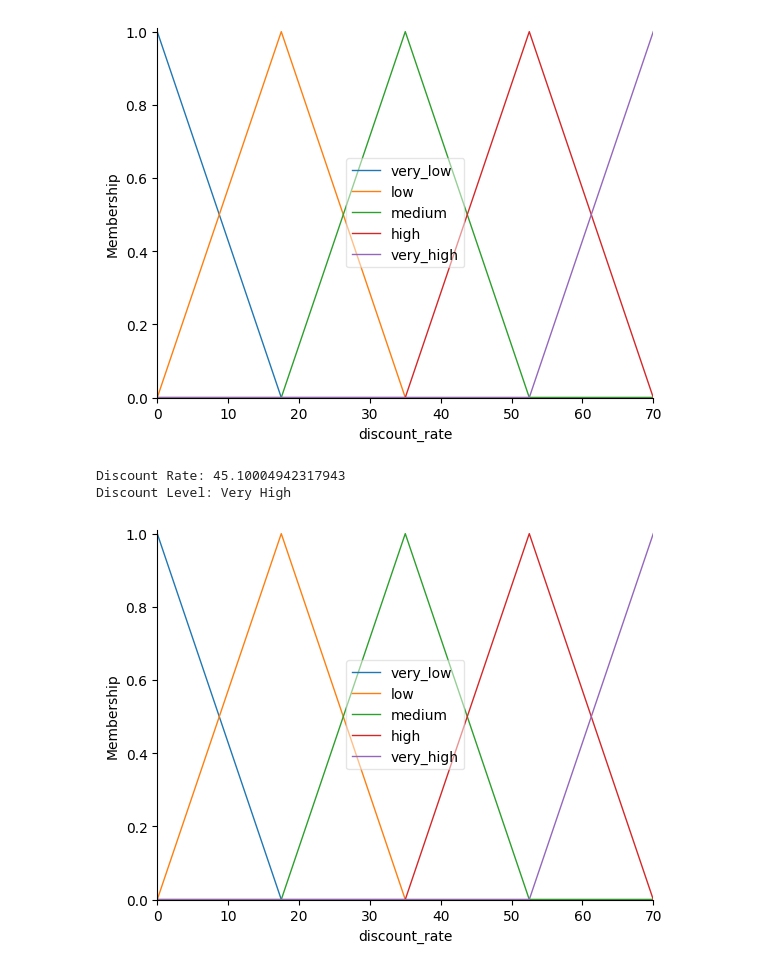
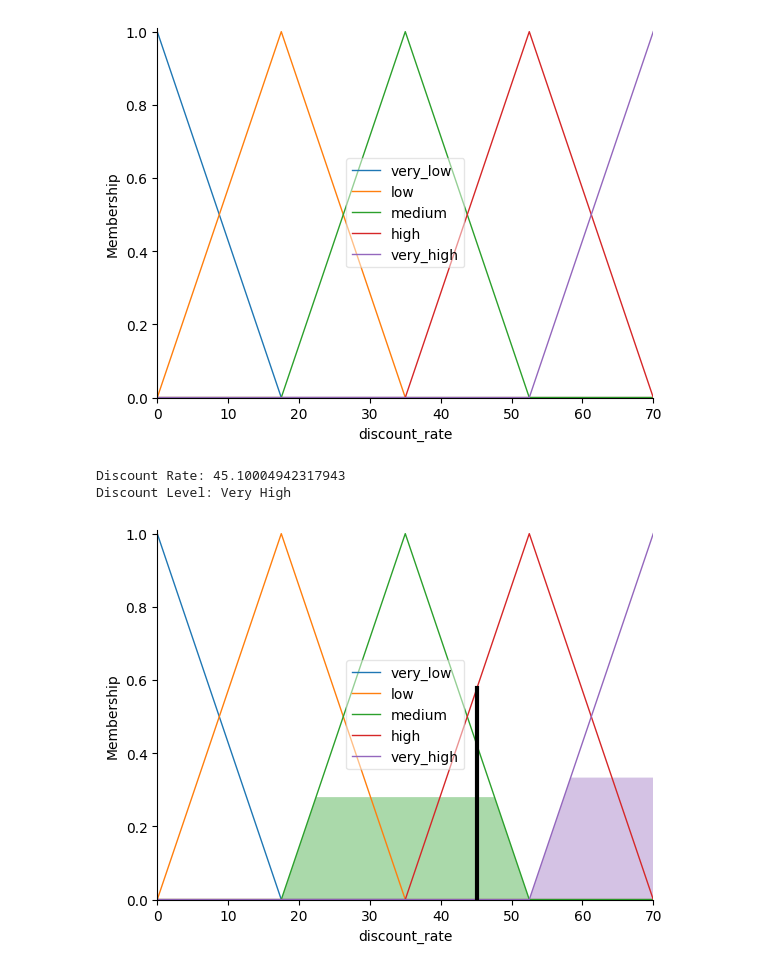
Before and after one commit to my-quach/R-AI, a Jupyter notebook: BT2_CK_SHOPEE.ipynb, the cells around one changed output. Drawn from its saved outputs; the diff is of its cells as text; code cells hidden in the pictures.

```diff
--- a/BT2_CK_SHOPEE.ipynb
+++ b/BT2_CK_SHOPEE.ipynb
@@ -71,30 +71,30 @@ discount_rate.view()
 # %%
 pricing_simulation.input['store_rating'] = 4.3
 pricing_simulation.input['sales_volume'] = 50
 pricing_simulation.input['profit_margin'] = 20
 pricing_simulation.input['seasonal_event'] = 2
 pricing_simulation.input['competitor_discounts'] = 2
 
-discount_rate.view()
+discount_rate.view(sim=pricing_simulation)
 pricing_simulation.compute()
 print(f"Discount Rate: {pricing_simulation.output['discount_rate']}")
 
 # Xác định mức độ giảm giá
 def get_discount_level(rate):
     if rate < 5:
         return "Very Low"
     elif rate < 10:
         return "Low"
     elif rate < 20:
         return "Medium"
     elif rate < 40:
         return "High"
     else:
         return "Very High"
 
 discount_level = get_discount_level(pricing_simulation.output['discount_rate'])
 print(f"Discount Level: {discount_level}")
 # %% [output]
 Discount Rate: 45.10004942317943
 Discount Level: Very High
-[figure, old version]
+[figure, new version]
```
